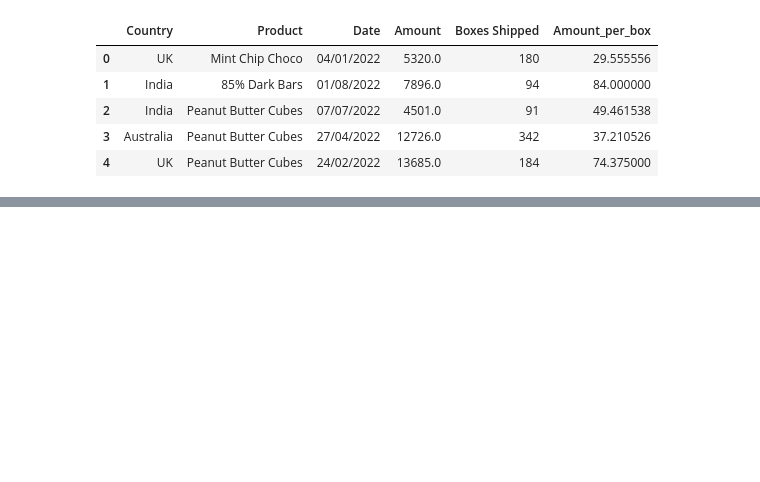
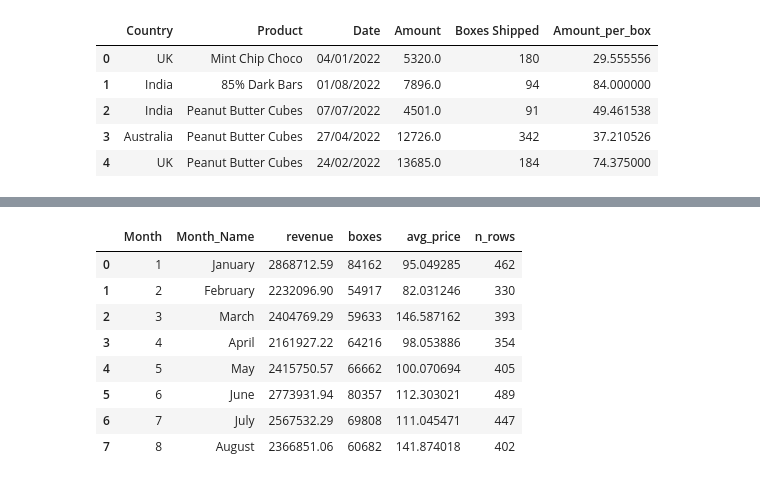
Before and after one commit to Eymeee/Chocolate-Sales-Forecasting, a Jupyter notebook: notebooks/EDA.ipynb, the cells around one changed output, grey strips where cells are left out. Cells and saved outputs as stored; diff of their text form; code cells hidden in the pictures; blank space fills up the shorter version.

```diff
--- a/notebooks/EDA.ipynb
+++ b/notebooks/EDA.ipynb
@@ -89,0 +96,26 @@ df.head()
+# %%
+# Monthly stats
+
+df["Month"] = df["Date"].dt.month
+df["Month_Name"] = df["Date"].dt.month_name()
+
+monthly_summary = (
+    df.groupby(["Month", "Month_Name"], as_index=False)
+           .agg(revenue=("Amount", "sum"),
+                boxes=("Boxes Shipped", "sum"),
+                avg_price=("Amount_per_box", "mean"),
+                n_rows=("Amount", "size"))
+           .sort_values("Month")
+)
+
+monthly_summary
+# %% [output]
+|  | Month | Month_Name | revenue | boxes | avg_price | n_rows |
+| 0 | 1 | January | 2868712.59 | 84162 | 95.049285 | 462 |
+| 1 | 2 | February | 2232096.90 | 54917 | 82.031246 | 330 |
+| 2 | 3 | March | 2404769.29 | 59633 | 146.587162 | 393 |
+| 3 | 4 | April | 2161927.22 | 64216 | 98.053886 | 354 |
+| 4 | 5 | May | 2415750.57 | 66662 | 100.070694 | 405 |
+| 5 | 6 | June | 2773931.94 | 80357 | 112.303021 | 489 |
+| 6 | 7 | July | 2567532.29 | 69808 | 111.045471 | 447 |
+| 7 | 8 | August | 2366851.06 | 60682 | 141.874018 | 402 |
```
Also changed, not shown: parts of 5 cells of this notebook, 1 other file.
